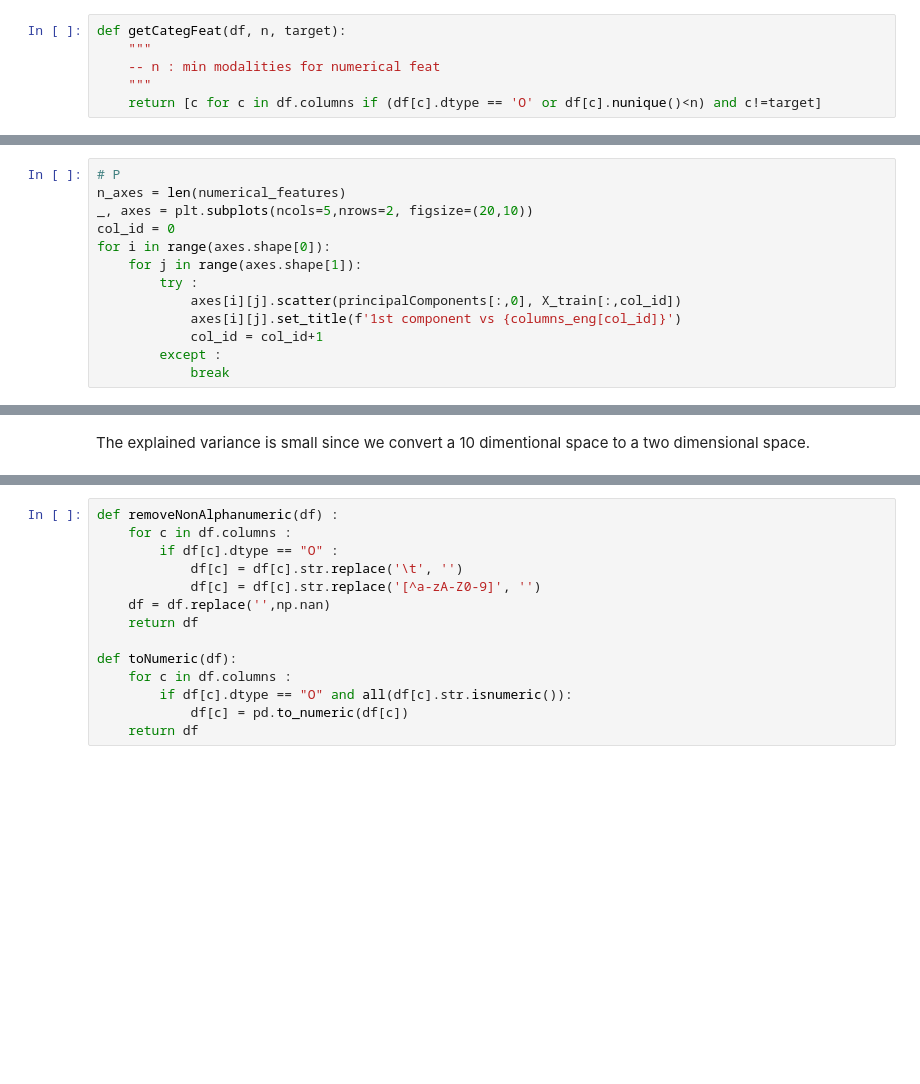
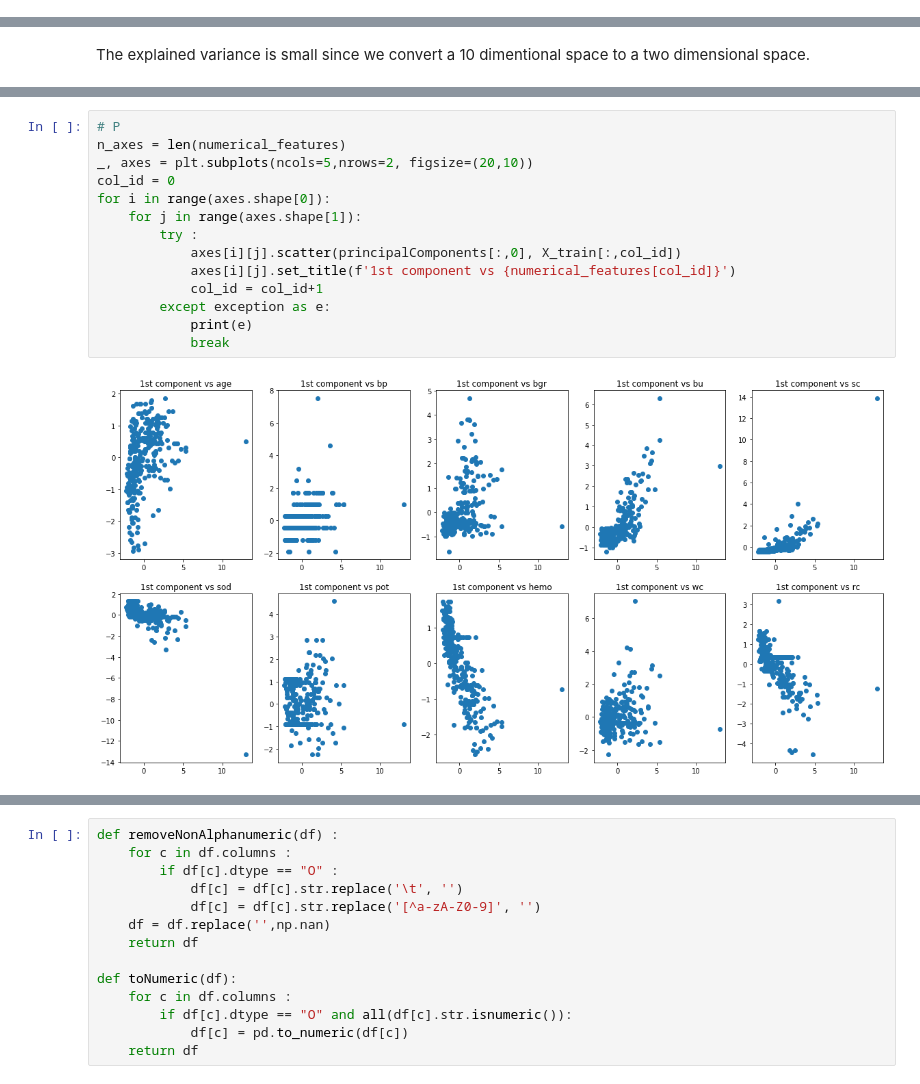
Before and after one commit to MarwaAK/binaryClassification, a Jupyter notebook: Projet_ML.ipynb, the cells around one changed output, grey strips where cells are left out. Saved outputs shown, nothing was run; the diff lists cells and outputs as text; blank space fills up the shorter version.

```diff
--- a/Projet_ML.ipynb
+++ b/Projet_ML.ipynb
@@ -139,12 +145,6 @@ plt.show()
 pwd
 # %% [output]
 'C:\\Users\\akhdi'
-# %%
-def getCategFeat(df, n, target):
-    """
-    -- n : min modalities for numerical feat
-    """
-    return [c for c in df.columns if (df[c].dtype == 'O' or df[c].nunique()<n) and c!=target]
 # %%
 categorical_features = getCategFeat(train_data,7,'classification')# To match dataset desciprtion on UCI website, n=7
 print("Categorical Features : ",categorical_features)
@@ -233,13 +234,0 @@ ax.grid()
-# %%
-# P
-n_axes = len(numerical_features)
-_, axes = plt.subplots(ncols=5,nrows=2, figsize=(20,10))
-col_id = 0
-for i in range(axes.shape[0]):
-    for j in range(axes.shape[1]):
-        try :
-            axes[i][j].scatter(principalComponents[:,0], X_train[:,col_id])
-            axes[i][j].set_title(f'1st component vs {columns_eng[col_id]}')
-            col_id = col_id+1
-        except :
-            break
@@ -341,0 +259,16 @@ The explained variance is small since we convert a 10 dimentional space to a two
+# %%
+# P
+n_axes = len(numerical_features)
+_, axes = plt.subplots(ncols=5,nrows=2, figsize=(20,10))
+col_id = 0
+for i in range(axes.shape[0]):
+    for j in range(axes.shape[1]):
+        try :
+            axes[i][j].scatter(principalComponents[:,0], X_train[:,col_id])
+            axes[i][j].set_title(f'1st component vs {numerical_features[col_id]}')
+            col_id = col_id+1
+        except exception as e:
+            print(e)
+            break
+# %% [output]
+[figure, added]
```
Also changed, not shown: parts of 44 cells of this notebook.
